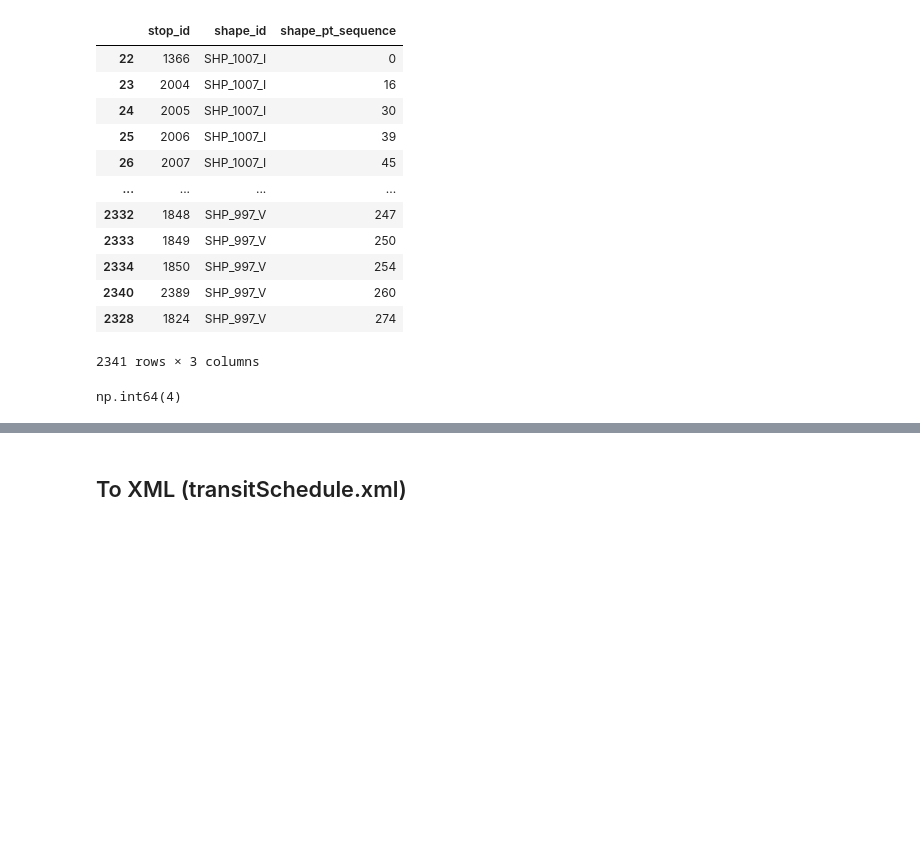
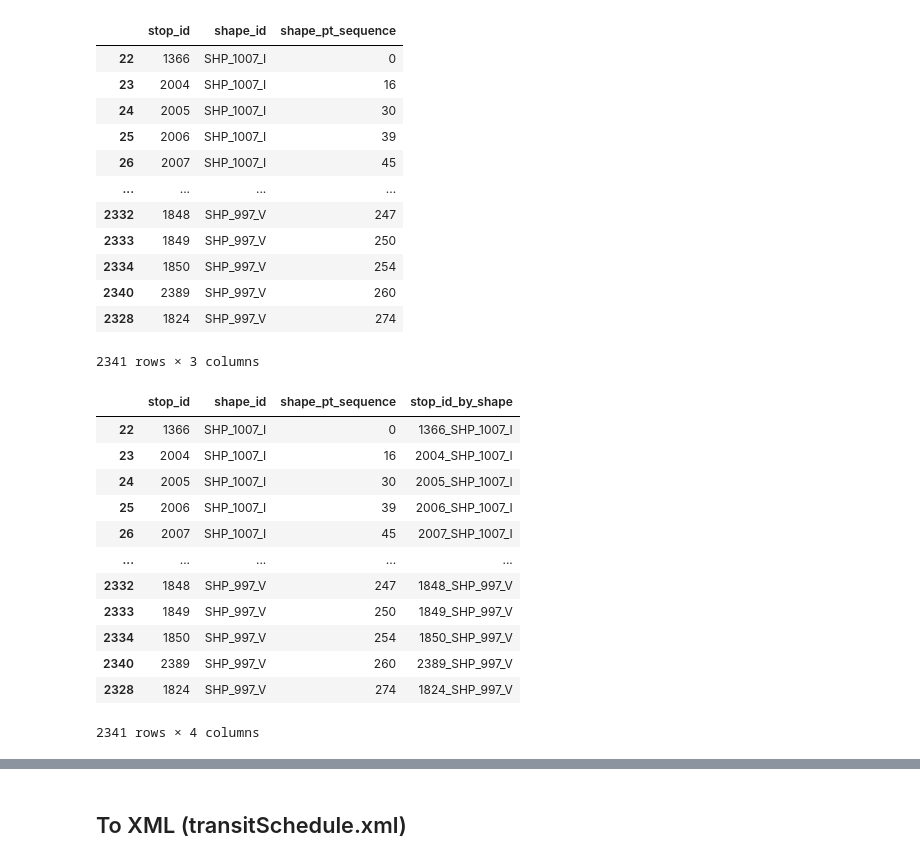
Before and after one commit to andrey-khaletsky/TFM, a Jupyter notebook: emt.ipynb, the cells around one changed output, grey strips where cells are left out. Drawn from its saved outputs; the diff is of its cells as text; code cells hidden in the pictures; blank space fills up the shorter version.

```diff
--- a/emt.ipynb
+++ b/emt.ipynb
@@ -830,4 +647,17 @@ shape_segments_to_stops
-# %%
-trips.groupby('route_id')['shape_id'].nunique().max()
-# %% [output]
-np.int64(4)
+# %%
+shape_segments_to_stops['stop_id_by_shape'] = shape_segments_to_stops['stop_id'].astype('str') + '_' + shape_segments_to_stops['shape_id'].astype('str')
+shape_segments_to_stops
+# %% [output]
+|  | stop_id | shape_id | shape_pt_sequence | stop_id_by_shape |
+| 22 | 1366 | SHP_1007_I | 0 | 1366_SHP_1007_I |
+| 23 | 2004 | SHP_1007_I | 16 | 2004_SHP_1007_I |
+| 24 | 2005 | SHP_1007_I | 30 | 2005_SHP_1007_I |
+| 25 | 2006 | SHP_1007_I | 39 | 2006_SHP_1007_I |
+| 26 | 2007 | SHP_1007_I | 45 | 2007_SHP_1007_I |
+| ... | ... | ... | ... | ... |
+| 2332 | 1848 | SHP_997_V | 247 | 1848_SHP_997_V |
+| 2333 | 1849 | SHP_997_V | 250 | 1849_SHP_997_V |
+| 2334 | 1850 | SHP_997_V | 254 | 1850_SHP_997_V |
+| 2340 | 2389 | SHP_997_V | 260 | 2389_SHP_997_V |
+| 2328 | 1824 | SHP_997_V | 274 | 1824_SHP_997_V |
+2341 rows × 4 columns
```
Also changed, not shown: parts of 45 cells of this notebook, 4 other files.
